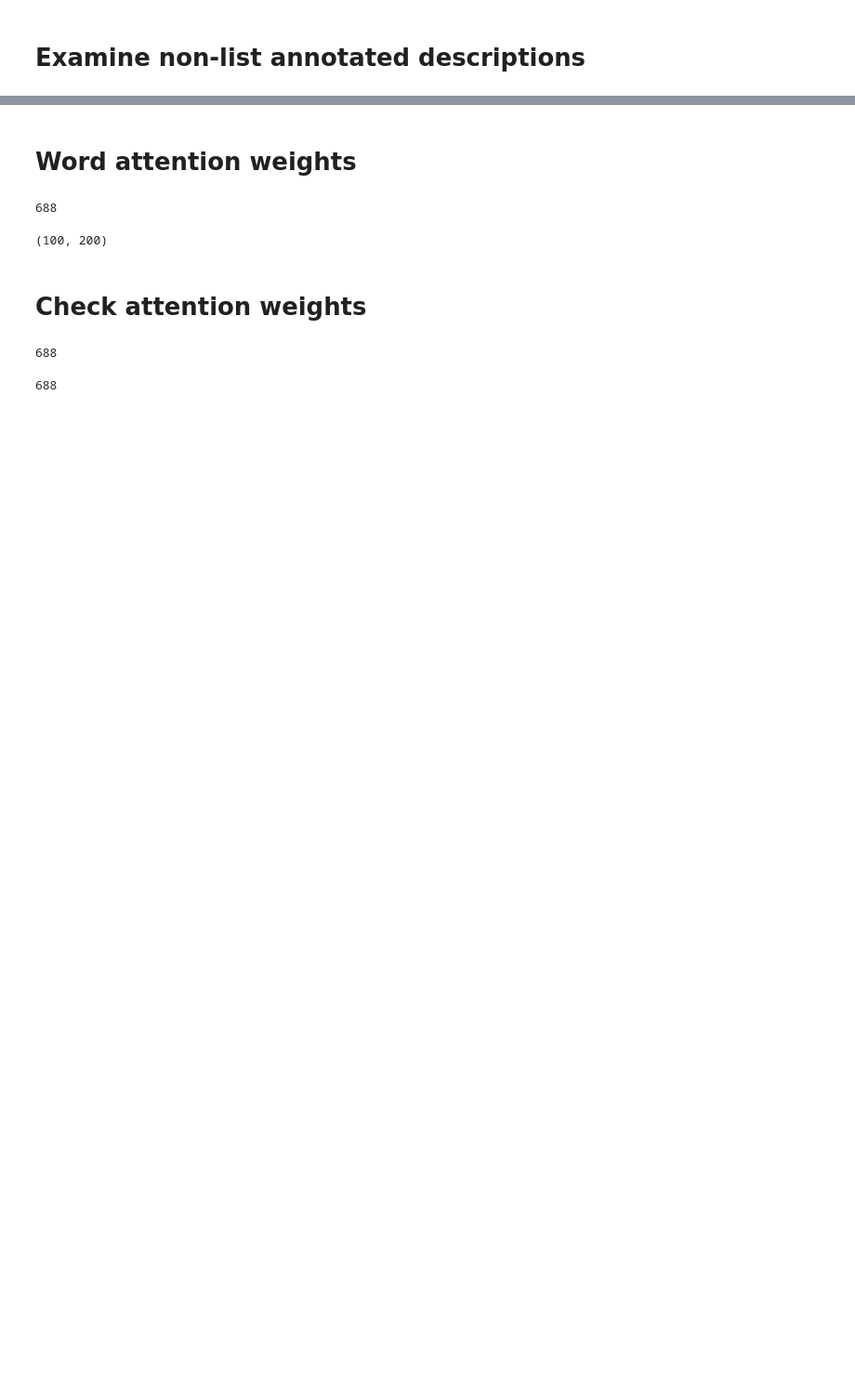
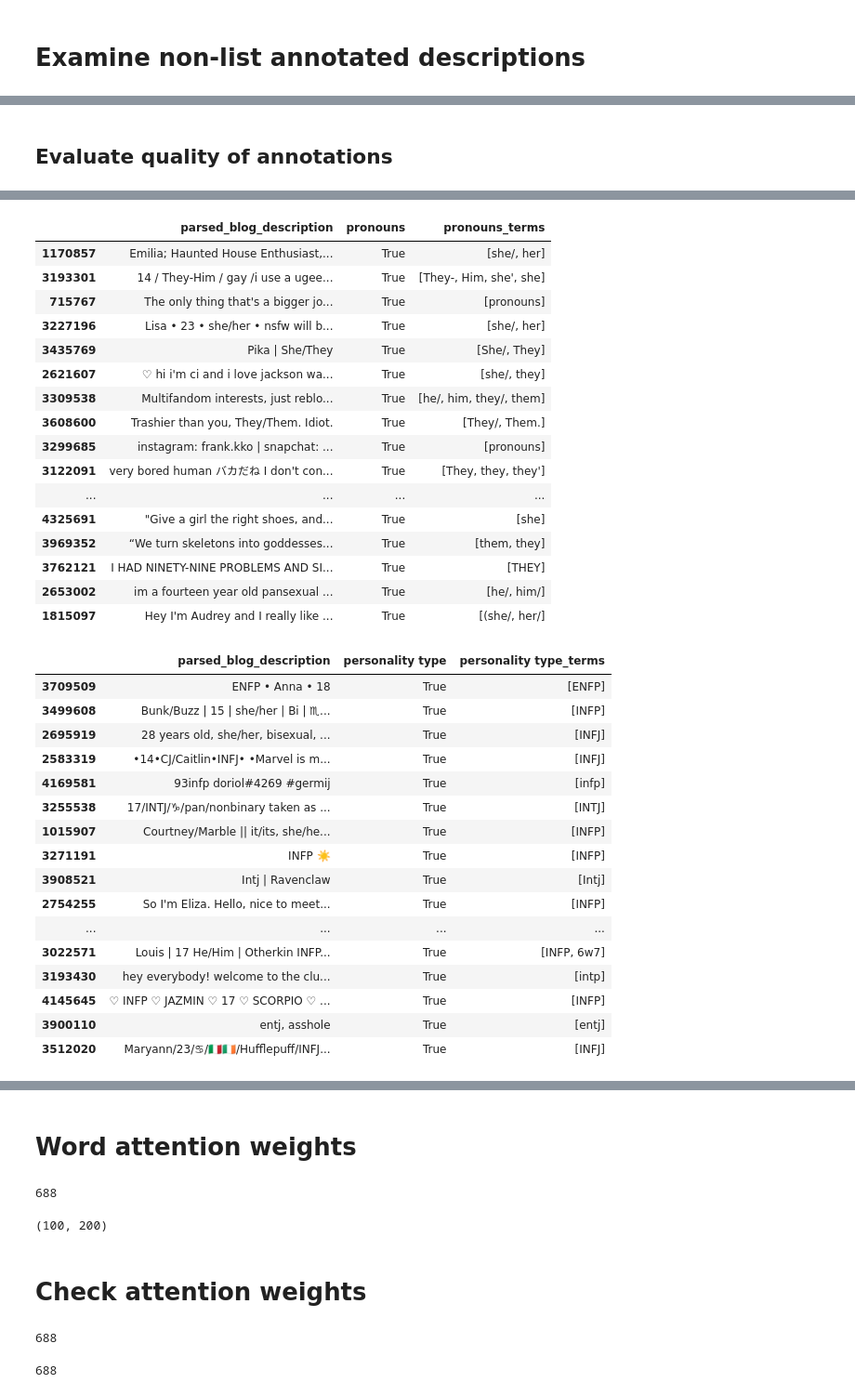
Before and after one commit to michaelmilleryoder/tumblr-scripts, a Jupyter notebook: jupyter/blog_descriptions_experiments.ipynb, the cells around one changed output, grey strips where cells are left out. Shown at 93% size. Saved outputs shown, nothing was run; the diff lists cells and outputs as text; code cells hidden in the pictures; blank space fills up the shorter version.

```diff
--- a/jupyter/blog_descriptions_experiments.ipynb
+++ b/jupyter/blog_descriptions_experiments.ipynb
@@ -14,6 +14,7 @@ from sklearn.decomposition import TruncatedSVD, PCA
 from sklearn.mixture import GaussianMixture
 from sklearn.metrics import cohen_kappa_score, make_scorer, confusion_matrix
 from sklearn.manifold import TSNE
+from sklearn.decomposition import PCA
 from sklearn.model_selection import train_test_split
 from scipy.spatial.distance import cosine, euclidean
 from tqdm import tqdm_notebook as tqdm
@@ -38,4 +39,6 @@ import matplotlib.pyplot as plt
 
 import fasttext as ft
 from pprint import pprint
+
+data_dirpath = '/usr2/mamille2/tumblr/data'
 # %% [output]
@@ -47,2 +152,22 @@ os.environ["CUDA_VISIBLE_DEVICES"] = "0"
 # %% [markdown]
 # Examine non-list annotated descriptions
+# %%
+# Load annotated descriptions
+descs = pd.read_pickle(os.path.join(data_dirpath, 'blog_descriptions_recent100_100posts.pkl'))
+print(len(descs))
+print(descs.columns)
+print()
+
+# Basic stats
+cats = ['age', 'gender', 'sexual orientation', 'pronouns',
+        'personality type', 'ethnicity/nationality', 'relationship status',
+        'sexuality/gender']
+for col in cats:
+    annotated = sum(descs[col])
+    print(f"{col}: {annotated}\t{annotated/len(descs): .1%}")
+
+# No annotations
+any_annote = sum([any(line) for line in list(zip(*[descs[col] for col in cats]))])
+no_annote = len(descs) - any_annote
+print()
+print(f'# with no annotations: {no_annote}\t{no_annote/len(descs): .1%}')
@@ -48,0 +192,8 @@ os.environ["CUDA_VISIBLE_DEVICES"] = "0"
+# %% [markdown]
+## Evaluate quality of annotations
+# %%
+pd.set_option('display.max_colwidth', -1)
+# %%
+for col in cats:
+    display(descs[descs[col]==True].sample(30).loc[:, ['parsed_blog_description', col, f'{col}_terms']])
+# %% [output]
@@ -48,0 +251,34 @@ os.environ["CUDA_VISIBLE_DEVICES"] = "0"
+|  | parsed_blog_description | pronouns | pronouns_terms |
+| 1170857 | Emilia; Haunted House Enthusiast,... | True | [she/, her] |
+| 3193301 | 14 / They-Him / gay /i use a ugee... | True | [They-, Him, she', she] |
+| 715767 | The only thing that's a bigger jo... | True | [pronouns] |
+| 3227196 | Lisa • 23 • she/her • nsfw will b... | True | [she/, her] |
+| 3435769 | Pika | She/They | True | [She/, They] |
+| 2621607 | ♡ hi i'm ci and i love jackson wa... | True | [she/, they] |
+| 3309538 | Multifandom interests, just reblo... | True | [he/, him, they/, them] |
+| 3608600 | Trashier than you, They/Them. Idiot. | True | [They/, Them.] |
+| 3299685 | instagram: frank.kko | snapchat: ... | True | [pronouns] |
+| 3122091 | very bored human バカだね I don't con... | True | [They, they, they'] |
+| ... | ... | ... | ... |
+| 4325691 | "Give a girl the right shoes, and... | True | [she] |
+| 3969352 | “We turn skeletons into goddesses... | True | [them, they] |
+| 3762121 | I HAD NINETY-NINE PROBLEMS AND SI... | True | [THEY] |
+| 2653002 | im a fourteen year old pansexual ... | True | [he/, him/] |
+| 1815097 | Hey I'm Audrey and I really like ... | True | [(she/, her/] |
+|  | parsed_blog_description | personality type | personality type_terms |
+| 3709509 | ENFP • Anna • 18 | True | [ENFP] |
+| 3499608 | Bunk/Buzz | 15 | she/her | Bi | ♏... | True | [INFP] |
+| 2695919 | 28 years old, she/her, bisexual, ... | True | [INFJ] |
+| 2583319 | •14•CJ/Caitlin•INFJ• •Marvel is m... | True | [INFJ] |
+| 4169581 | 93infp doriol#4269 #germij | True | [infp] |
+| 3255538 | 17/INTJ/♑/pan/nonbinary taken as ... | True | [INTJ] |
+| 1015907 | Courtney/Marble || it/its, she/he... | True | [INFP] |
+| 3271191 | INFP ☀️ | True | [INFP] |
+| 3908521 | Intj | Ravenclaw | True | [Intj] |
+| 2754255 | So I'm Eliza. Hello, nice to meet... | True | [INFP] |
+| ... | ... | ... | ... |
+| 3022571 | Louis | 17 He/Him | Otherkin INFP... | True | [INFP, 6w7] |
+| 3193430 | hey everybody! welcome to the clu... | True | [intp] |
+| 4145645 | ♡ INFP ♡ JAZMIN ♡ 17 ♡ SCORPIO ♡ ... | True | [INFP] |
+| 3900110 | entj, asshole | True | [entj] |
+| 3512020 | Maryann/23/♋/🇮🇹🇮🇪/Hufflepuff/INFJ... | True | [INFJ] |
```
Also changed, not shown: parts of 17 cells of this notebook, 2 other files.
